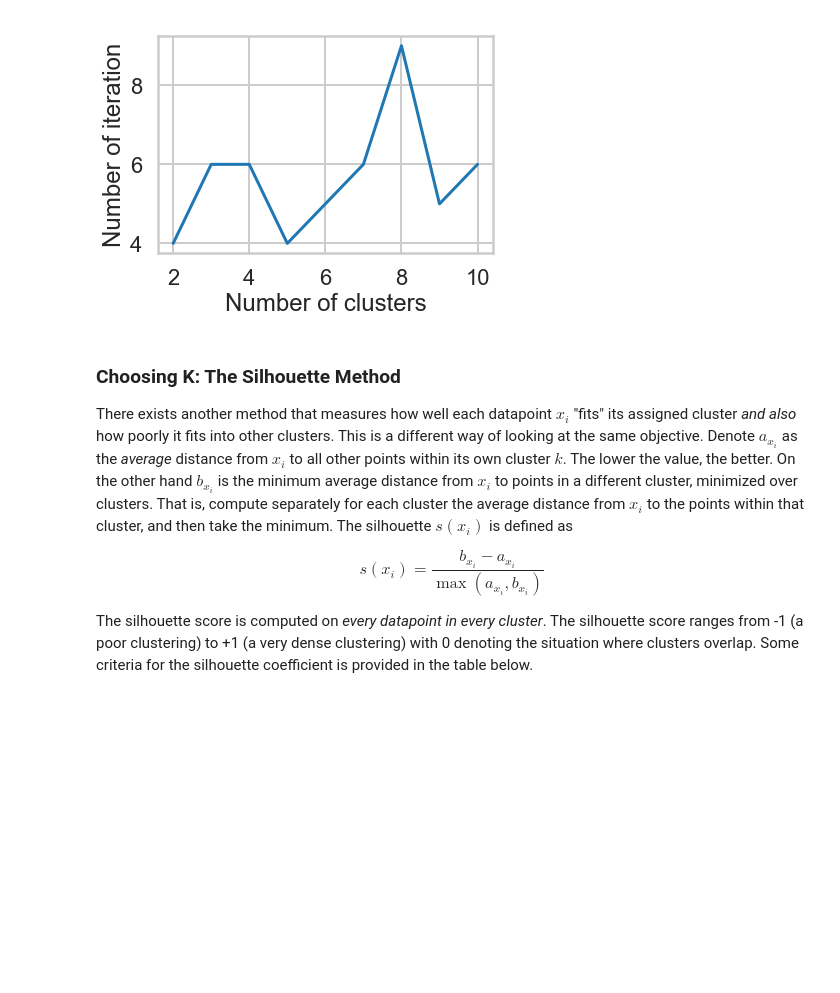
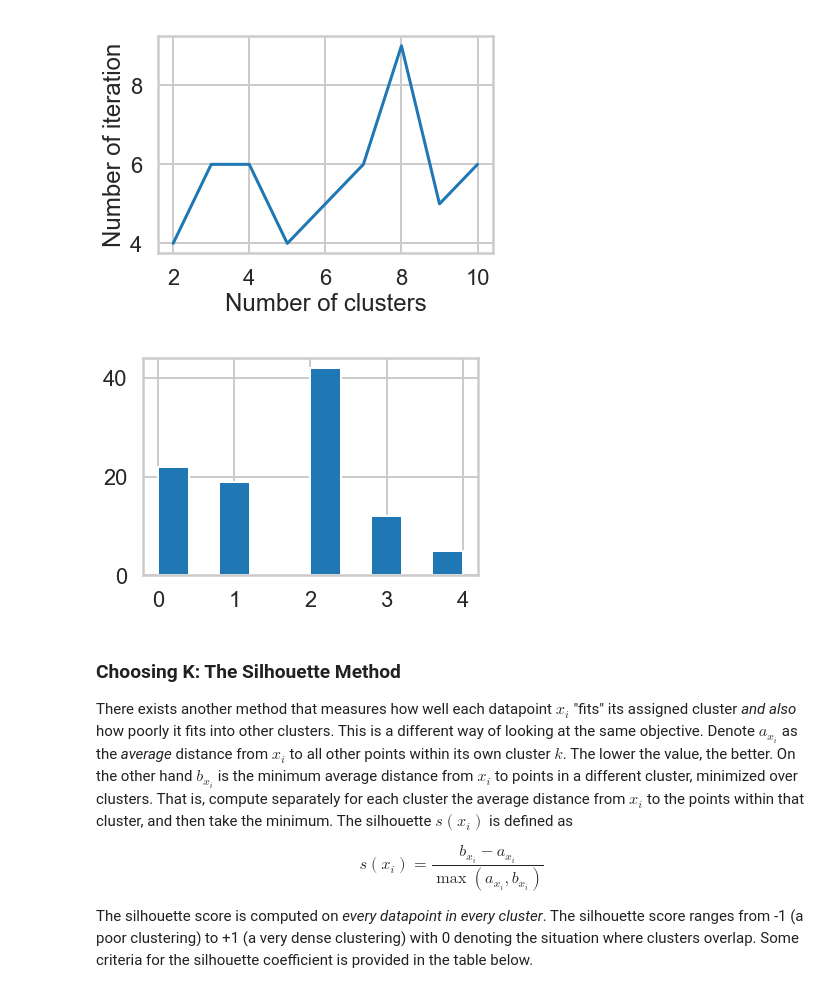
Before and after one commit to yungnien/Springboard, a Jupyter notebook: springboard-aic-mini-projects-public/aic-8_2_10_clustering-mini-project/Mini_Project_Clustering.ipynb, the cells around one changed output. Saved outputs shown, nothing was run; the diff lists cells and outputs as text; code cells hidden in the pictures; blank space fills up the shorter version.

```diff
--- a/springboard-aic-mini-projects-public/aic-8_2_10_clustering-mini-project/Mini_Project_Clustering.ipynb
+++ b/springboard-aic-mini-projects-public/aic-8_2_10_clustering-mini-project/Mini_Project_Clustering.ipynb
@@ -172,6 +174,15 @@ plt.ylabel("Number of iteration")
 plt.show()
 # %% [output]
 [figure]
+# %%
+k = 5
+kmeans = KMeans(n_clusters=k, random_state=0, )
+matrix['cluster'] = kmeans.fit_predict(matrix[x_cols])
+matrix.cluster.value_counts()
+plt.hist(matrix.cluster)
+plt.show()
+# %% [output]
+[figure, added]
 # %% [markdown]
 ### Choosing K: The Silhouette Method
 
```
Also changed, not shown: parts of 21 cells of this notebook, 1 other file.
